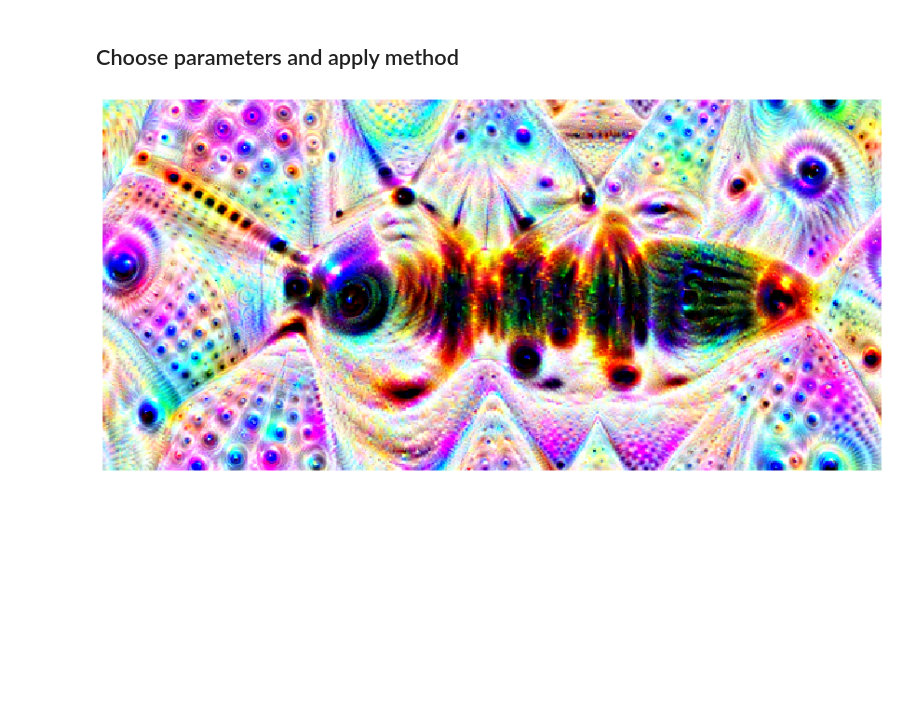
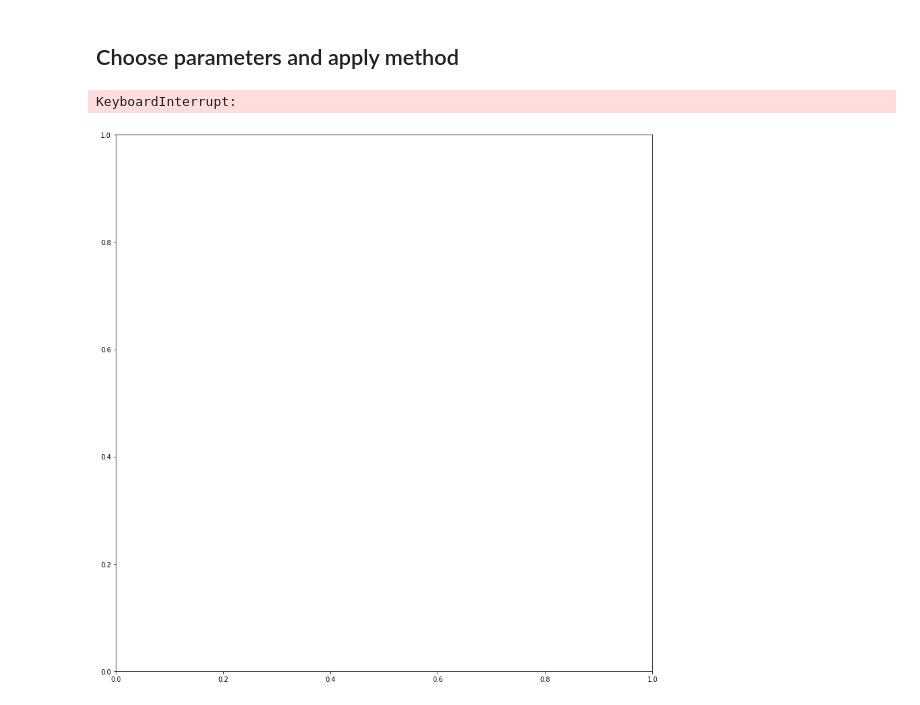
Before and after one commit to JackismyShephard/eternal-bugshine, a Jupyter notebook: playground.ipynb, the cells around one changed output. Cells and saved outputs as stored; diff of their text form; code cells hidden in the pictures; blank space fills up the shorter version.

Commit message:
try running resnet50 fully trained

```diff
--- a/playground.ipynb
+++ b/playground.ipynb
@@ -84,8 +90,9 @@ show_tensor(img_grid, mean, std, figsize = (20,20))
 # %% [markdown]
 # Define classification model
 # %%
-model = models.resnet50(pretrained=True)
-#model = torch.hub.load('pytorch/vision:v0.10.0', 'googlenet', pretrained=True)
+model = models.resnet50(pretrained=False)
+#model = torch.hub.load('pytorch/vision:v0.10.0', 'googlenet', pretrained=False,
+                        #transform_input = False, init_weights = True, aux_logits = True)
 num_fc = model.fc.in_features
 
 # were just counting the number of classes by counting subfolders in image folder
@@ -115,8 +124,8 @@ _ = model.eval()
 # %% [markdown]
 # Expose layers
 # %%
-#dreamnet = Googledream(model)
-dreamnet = Dreamnet50(model)
+dreamnet = Googledream(model)
+#dreamnet = Dreamnet50(model)
 dreamnet.eval()
 print(dreamnet.layers.keys())
 # %% [output]
@@ -138,25 +147,26 @@ input_image = cv.imread(image_path)[:, :, ::-1]
 # %%
 params = {
     'mean': mean,
     'std': std,
-    'out_info': [('layer3_5', None)],
-    'num_iters': 30,
+    'out_info': [('fc', 40)],
+    #'num_iters': 30,
     #'lr': 0.1,
     #'smooth_coef': 0,
     'device': device,
     #'use_noise': 'gaussian'
 }
 save_path = species_name + image_name
 config = copy.deepcopy(DREAM_CONFIG)
 for (name, param) in params.items():
     save_path += ('_' + name + '_' + str(param))
     config[name] = param
 
 img_path = 'figures/' + save_path + '.jpg'
 video_path = 'videos/' + save_path + '.gif'
 config['img_path'] = img_path
 config['video_path'] = video_path
 
 dream_tensors = dreamspace(input_image, dreamnet, config)
 # %% [output]
+KeyboardInterrupt:
-[figure, old version]
+[figure, new version]
```
Also changed, not shown: parts of 4 cells of this notebook.
